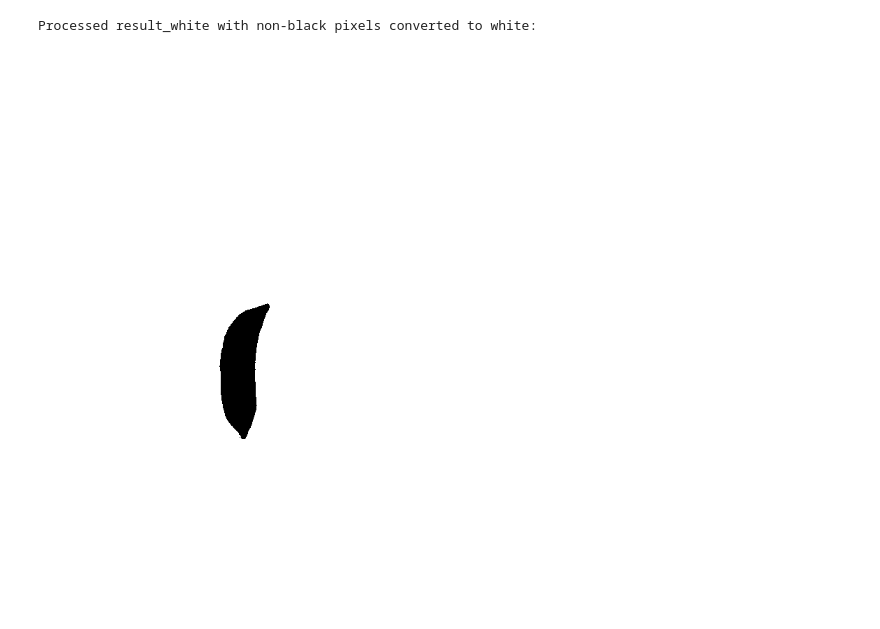
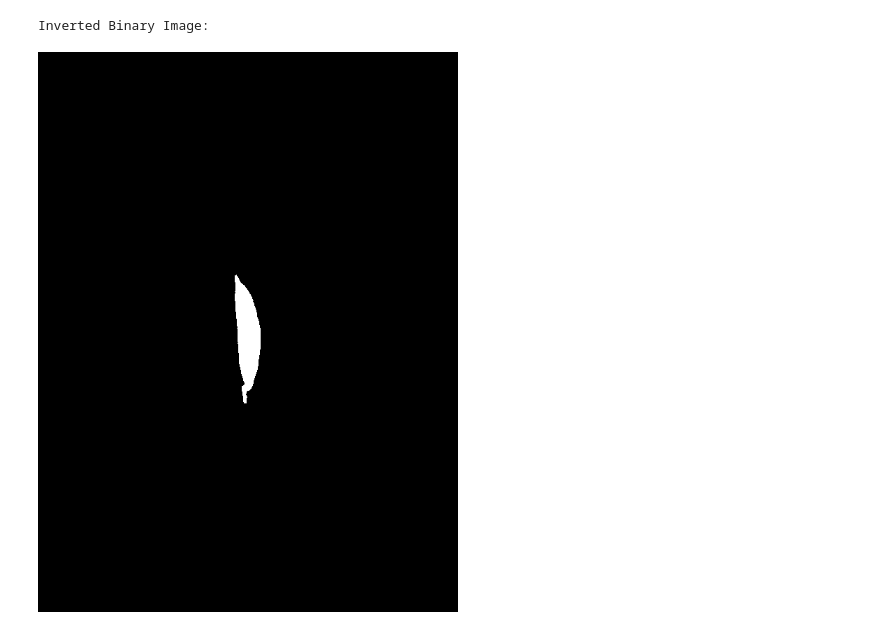
Before and after one commit to AbduzZami/ColabNotebooks, a Jupyter notebook: GAU.ipynb, the cells around one changed output. Saved outputs shown, nothing was run; the diff lists cells and outputs as text; code cells hidden in the pictures.

```diff
--- a/GAU.ipynb
+++ b/GAU.ipynb
@@ -47,0 +48,7 @@ Image with Only White Color Range Kept:
+# %%
+# Convert non-zero pixels in result_white to 255
+ret, binary_result_white = cv2.threshold(result_white, 0, 255, cv2.THRESH_BINARY)
+
+# Display the binary image
+print("Binary Image of result_white:")
+cv2_imshow(binary_result_white)
@@ -48,28 +58,36 @@ Image with Only White Color Range Kept:
+# %%
+# Invert the binary image
+inverted_binary_result_white = cv2.bitwise_not(binary_result_white)
+
+# Display the inverted binary image
+print("Inverted Binary Image:")
+cv2_imshow(inverted_binary_result_white)
+# %% [output]
+Inverted Binary Image:
+[figure, added]
 # %%
-# Convert result_white to grayscale
-gray_result_white = cv2.cvtColor(result_white, cv2.COLOR_BGR2GRAY)
+# # Convert result_white to grayscale
+# gray_result_white = cv2.cvtColor(inverted_binary_result_white, cv2.COLOR_BGR2GRAY)
 
-# Create a mask where non-black pixels are white (255) and black pixels are black (0)
-# Adjust the threshold value (e.g., 10) if there are near-black colors you want to consider black
-ret, non_black_mask = cv2.threshold(gray_result_white, 10, 255, cv2.THRESH_BINARY)
+# # Create a mask where non-black pixels are white (255) and black pixels are black (0)
+# # Adjust the threshold value (e.g., 10) if there are near-black colors you want to consider black
+# ret, non_black_mask = cv2.threshold(gray_result_white, 180, 255, cv2.THRESH_BINARY)
 
-# Create a white image of the same size as the original
-white_img = np.full_like(img, 255, dtype=np.uint8)
+# # Create a white image of the same size as the original
+# white_img = np.full_like(img, 255, dtype=np.uint8)
 
-# Use the non_black_mask to copy white pixels from the white_img to the areas where result_white was not black
-result_non_black_white = cv2.bitwise_and(white_img, white_img, mask=non_black_mask)
+# # Use the non_black_mask to copy white pixels from the white_img to the areas where result_white was not black
+# result_non_black_white = cv2.bitwise_and(white_img, white_img, mask=non_black_mask)
 
-# Use the inverted mask to keep the black areas from result_white
-black_mask = cv2.bitwise_not(non_black_mask)
-result_black_kept = cv2.bitwise_and(result_white, result_white, mask=black_mask)
+# # Use the inverted mask to keep the black areas from result_white
+# black_mask = cv2.bitwise_not(non_black_mask)
+# result_black_kept = cv2.bitwise_and(result_white, result_white, mask=black_mask)
 
-# Combine the two results
-final_processed_white = cv2.add(result_non_black_white, result_black_kept)
+# # Combine the two results
+# final_processed_white = cv2.add(result_non_black_white, result_black_kept)
 
+# final_processed_white[final_processed_white == 255] = 0
 
-# Display the final image
-print("Processed result_white with non-black pixels converted to white:")
-cv2_imshow(final_processed_white)
+# # Display the final image
+# print("Processed result_white with non-black pixels converted to white:")
+# cv2_imshow(final_processed_white)
-# %% [output]
-Processed result_white with non-black pixels converted to white:
-[figure, removed]
```
Also changed, not shown: parts of 16 cells of this notebook.
